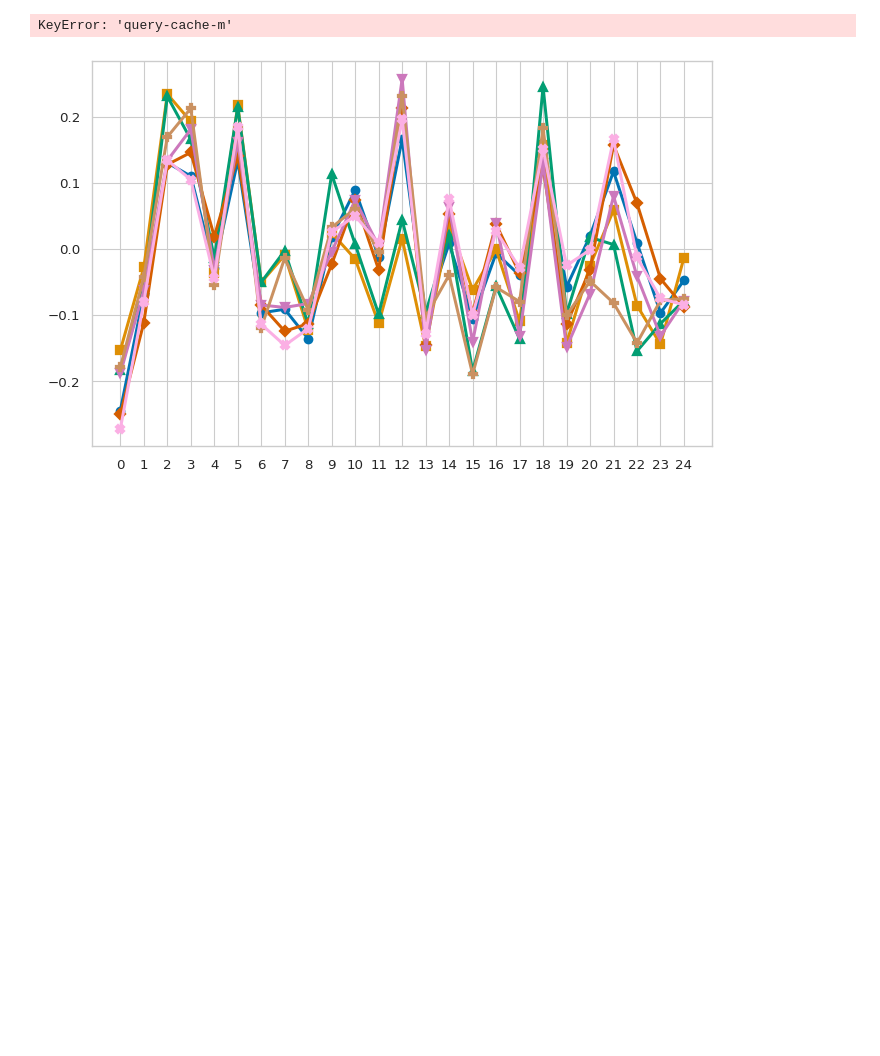
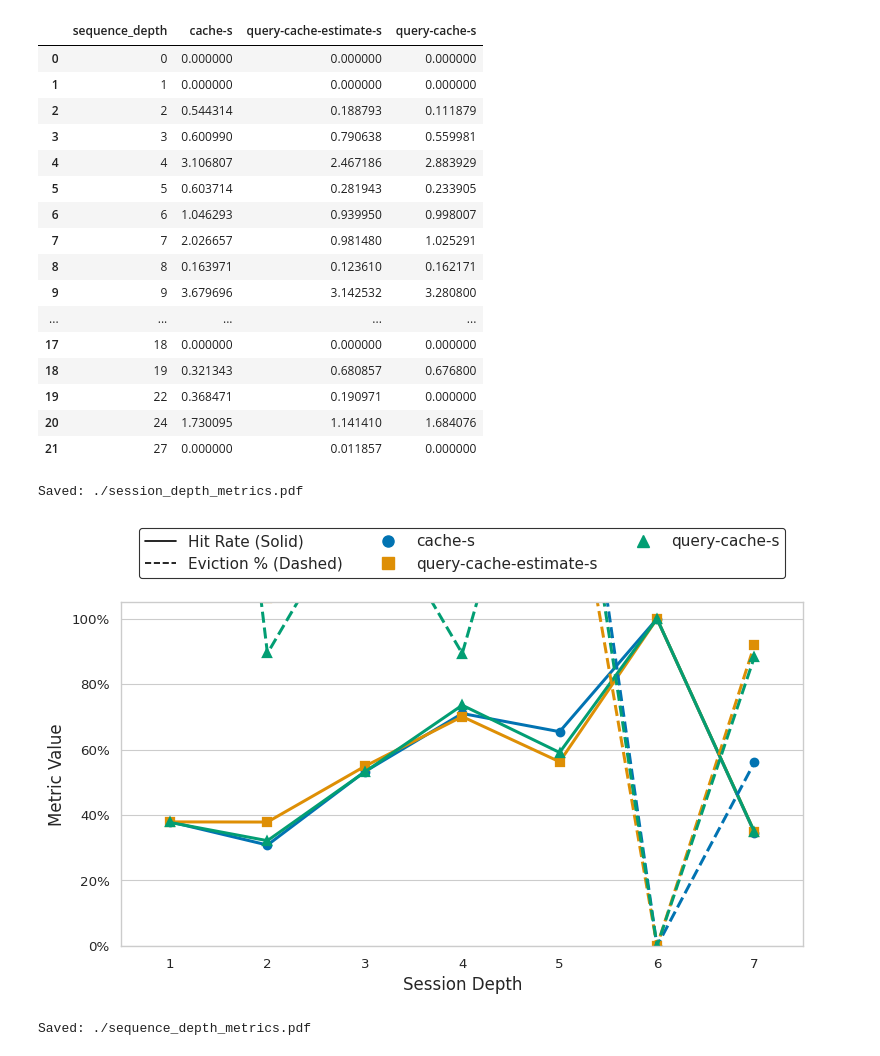
Before and after one commit to RubenEschauzier/process-raw-caching-jbr-output, a Jupyter notebook: src/data_analysis_session_performance.ipynb, the cells around one changed output. Drawn from its saved outputs; the diff is of its cells as text; code cells hidden in the pictures; blank space fills up the shorter version.

```diff
--- a/src/data_analysis_session_performance.ipynb
+++ b/src/data_analysis_session_performance.ipynb
@@ -10,13 +1,10 @@ if not files:
 # %%
-import json
 import os
 from typing import List, Tuple, Dict, Any
-import numpy as np
 import pandas as pd
-import matplotlib.pyplot as plt
-import seaborn as sns
-import matplotlib.lines as mlines
 import matplotlib.ticker as ticker
+from rich.jupyter import display
+
 
 def extract_cache_stats(entry: Dict[str, Any]) -> Tuple[int, int]:
     """Extracts hit and total counts from the cache state JSON string."""
@@ -263,23 +251,30 @@ def plot_combined_depth_metrics(hit_df: pd.DataFrame, evict_df: pd.DataFrame, de
     print(f"Saved: {save_target}")
     plt.show()
 
-# Execution Pipeline
-session_depth_df, sequence_depth_df = calculate_depth_hit_rates(files, min_support=20)
-session_depth_df_evict, sequence_depth_df_evict = calculate_depth_eviction_rates(files, min_support=20)
+if __name__ == "__main__":
+    pattern = os.path.join("..", "data", "query-results-raw-*.json")
+    files = glob.glob(pattern)
 
-# Display DataFrames
-display(session_depth_df)
-display(sequence_depth_df)
-display(session_depth_df_evict)
-display(sequence_depth_df_evict)
+    if not files:
+        print("Error: No data files found matching the pattern.")
+        raise ValueError("No matching data files found.")
+    # Execution Pipeline
+    session_depth_df, sequence_depth_df = calculate_depth_hit_rates(files, min_support=20)
+    session_depth_df_evict, sequence_depth_df_evict = calculate_depth_eviction_rates(files, min_support=20)
 
-# Generate Plots
-plot_combined_depth_metrics(
-    session_depth_df, session_depth_df_evict,
-    depth_col="session_depth", save_name="session_depth_metrics.pdf"
-)
-plot_combined_depth_metrics(
-    sequence_depth_df, sequence_depth_df_evict,
-    depth_col="sequence_depth", save_name="sequence_depth_metrics.pdf"
-)
+    # Display DataFrames
+    display(session_depth_df)
+    display(sequence_depth_df)
+    display(session_depth_df_evict)
+    display(sequence_depth_df_evict)
+
+    # Generate Plots
+    plot_combined_depth_metrics(
+        session_depth_df, session_depth_df_evict,
+        depth_col="session_depth", save_name="session_depth_metrics.pdf"
+    )
+    plot_combined_depth_metrics(
+        sequence_depth_df, sequence_depth_df_evict,
+        depth_col="sequence_depth", save_name="sequence_depth_metrics.pdf"
+    )
 # %% [output]
@@ -286,2 +314,20 @@ plot_combined_depth_metrics(
+|  | sequence_depth | cache-s | query-cache-estimate-s | query-cache-s |
+| 0 | 0 | 0.000000 | 0.000000 | 0.000000 |
+| 1 | 1 | 0.000000 | 0.000000 | 0.000000 |
+| 2 | 2 | 0.544314 | 0.188793 | 0.111879 |
+| 3 | 3 | 0.600990 | 0.790638 | 0.559981 |
+| 4 | 4 | 3.106807 | 2.467186 | 2.883929 |
+| 5 | 5 | 0.603714 | 0.281943 | 0.233905 |
+| 6 | 6 | 1.046293 | 0.939950 | 0.998007 |
+| 7 | 7 | 2.026657 | 0.981480 | 1.025291 |
+| 8 | 8 | 0.163971 | 0.123610 | 0.162171 |
+| 9 | 9 | 3.679696 | 3.142532 | 3.280800 |
+| ... | ... | ... | ... | ... |
+| 17 | 18 | 0.000000 | 0.000000 | 0.000000 |
+| 18 | 19 | 0.321343 | 0.680857 | 0.676800 |
+| 19 | 22 | 0.368471 | 0.190971 | 0.000000 |
+| 20 | 24 | 1.730095 | 1.141410 | 1.684076 |
+| 21 | 27 | 0.000000 | 0.011857 | 0.000000 |
-KeyError: 'query-cache-m'
+Saved: ./session_depth_metrics.pdf
-[figure, old version]
+[figure, new version]
+Saved: ./sequence_depth_metrics.pdf
```
Also changed, not shown: parts of 4 cells of this notebook, 3 other files.
